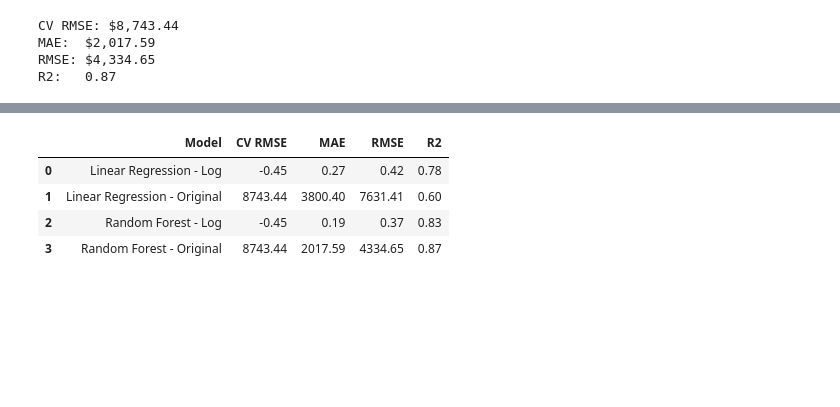
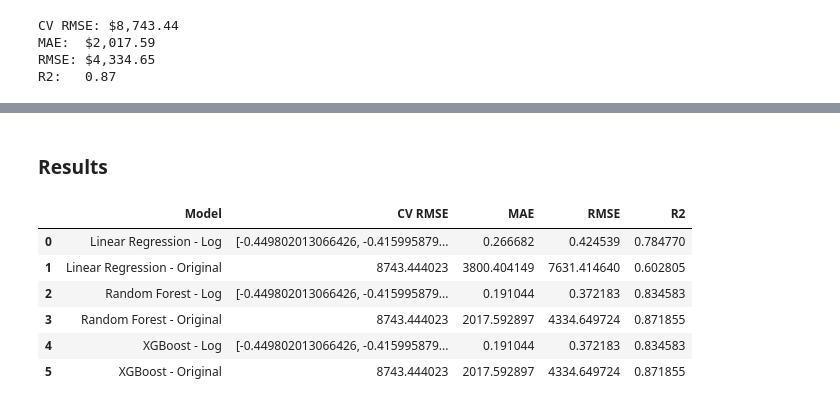
Before and after one commit to nh-adorie/adorie-data-projects, a Jupyter notebook: medical-cost-personal/notebook.ipynb, the cells around one changed output, grey strips where cells are left out. Saved outputs shown, nothing was run; the diff lists cells and outputs as text; code cells hidden in the pictures; blank space fills up the shorter version.

```diff
--- a/medical-cost-personal/notebook.ipynb
+++ b/medical-cost-personal/notebook.ipynb
@@ -386,0 +450,3 @@ R2:   0.87
+# %%
+# fit model
+grid_search.fit(X_train, y_train)
@@ -386,0 +472,8 @@ R2:   0.87
+# %%
+# train with best params
+best_xgb = grid_search.best_estimator_
+y_test_pred = best_xgb.predict(X_test)
+# %%
+# evaluate
+result_xgb_log = evaluate_log(model, "XGBoost - Log", X_train, y_train, y_test, y_test_pred)
+df_results = pd.concat([df_results, pd.DataFrame([result_xgb_log])], ignore_index=True)
@@ -386,0 +486,3 @@ R2:   0.87
+# %%
+results_xgb_original = evaluate_original(model, "XGBoost - Original", X_train, y_train, X_test, y_test, y_test_pred)
+df_results = pd.concat([df_results, pd.DataFrame([results_xgb_original])], ignore_index=True)
@@ -387,13 +498,12 @@ R2:   0.87
+# %% [markdown]
+### Results
 # %%
-df_results.style.format({
-    'CV RMSE': '{:.2f}',
-    'MAE': '{:.2f}',
-    'RMSE': '{:.2f}',
-    'R2': '{:.2f}'
-})
+df_results
 # %% [output]
 |  | Model | CV RMSE | MAE | RMSE | R2 |
-| 0 | Linear Regression - Log | -0.45 | 0.27 | 0.42 | 0.78 |
-| 1 | Linear Regression - Original | 8743.44 | 3800.40 | 7631.41 | 0.60 |
-| 2 | Random Forest - Log | -0.45 | 0.19 | 0.37 | 0.83 |
-| 3 | Random Forest - Original | 8743.44 | 2017.59 | 4334.65 | 0.87 |
+| 0 | Linear Regression - Log | [-0.449802013066426, -0.415995879... | 0.266682 | 0.424539 | 0.784770 |
+| 1 | Linear Regression - Original | 8743.444023 | 3800.404149 | 7631.414640 | 0.602805 |
+| 2 | Random Forest - Log | [-0.449802013066426, -0.415995879... | 0.191044 | 0.372183 | 0.834583 |
+| 3 | Random Forest - Original | 8743.444023 | 2017.592897 | 4334.649724 | 0.871855 |
+| 4 | XGBoost - Log | [-0.449802013066426, -0.415995879... | 0.191044 | 0.372183 | 0.834583 |
+| 5 | XGBoost - Original | 8743.444023 | 2017.592897 | 4334.649724 | 0.871855 |
```
Also changed, not shown: parts of 17 cells of this notebook.
